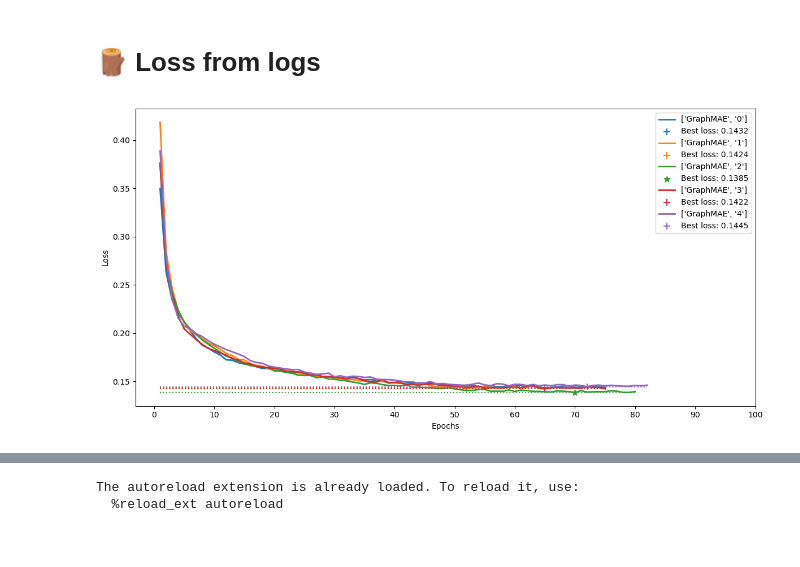
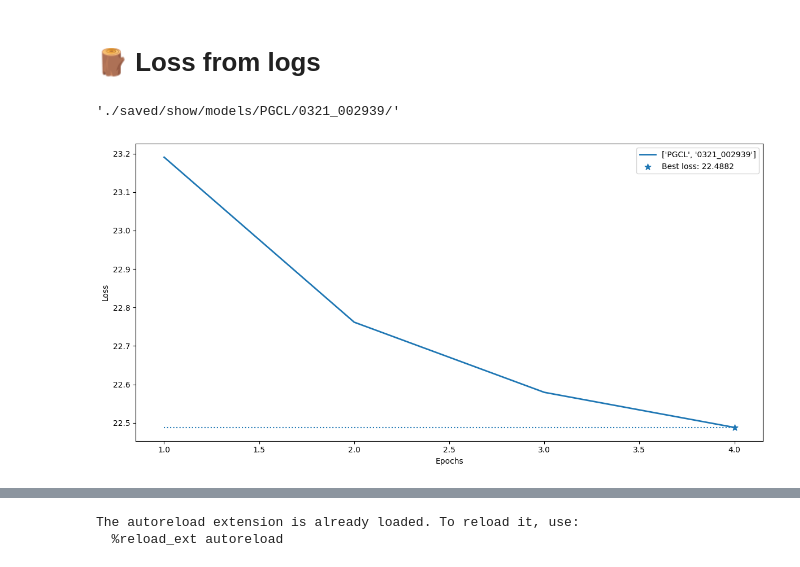
Before and after one commit to noe-d/GRbNSR, a Jupyter notebook: DL_module/showcase_pretrained.ipynb, the cells around one changed output, grey strips where cells are left out. Drawn from its saved outputs; the diff is of its cells as text; code cells hidden in the pictures.

```diff
--- a/DL_module/showcase_pretrained.ipynb
+++ b/DL_module/showcase_pretrained.ipynb
@@ -459,24 +184,12 @@ Computing embeddings ....
 # %%
 import matplotlib.pyplot as plt
 import numpy as np
+# %%
+PATH_TO_MODEL
+# %% [output]
+'./saved/show/models/PGCL/0321_002939/'
 # %%
-PATH_TO_TRAIN_LOG_GrMAE_GCN = "./saved/best_models/GraphMAE_GCNversion/info.log"
-PATH_TO_TRAIN_LOG_GrMAE_GIN = "./saved/log/GraphMAE_default/0127_145712/info.log"
-PATH_TO_TRAIN_LOG_GrMAE_GIN64 = "./saved/log/GraphMAE_default/0222_100751/info.log"
-PATH_TO_TRAIN_LOG_GrMAE_GCN64 = "./saved/log/GraphMAE_GCNversion/0206_120832/info.log"
-PATH_TO_TRAIN_LOG_GrMAE_GCN64bis = "./saved/log/GraphMAE_GCNversion/0206_160014/info.log"
-
-PATH_TO_TRAIN_LOG_GrMAE_REPOR = "saved/repro/log/GraphMAE/{}/info.log"
-PATH_TO_TRAIN_LOG_PGCL_REPOR = "saved/repro/log/PGCL/{}/info.log"
-
-#PATH_TO_TRAIN_LOG_GCCvGCN = "./saved/log/GCC_default/0207_142045/info.log"
-PATH_TO_TRAIN_LOG_GCCvGCN = "./saved/log/GCC_default/0221_112931/info.log"
-
-#PATH_TO_TRAIN_LOG_PGCL = "./saved/log/PGCL_default/0227_102126/info.log"
-#PATH_TO_TRAIN_LOG_PGCL = "./saved/log/PGCL_default/0228_103515/info.log"
-PATH_TO_TRAIN_LOG_PGCL = "./saved/log/PGCL_default/0228_181421/info.log"
-
-PATH_TO_TRAIN_LOG = PATH_TO_TRAIN_LOG_GrMAE_REPOR
+PATH_TO_TRAIN_LOG = './saved/show/log/PGCL/0321_002939/info.log'
 # %%
 def get_epochs_key(paths_to_logs:list,
                    key:str = "loss",
@@ -601,14 +314,7 @@ logs_files = [
 ]
 
 #main_path = PATH_TO_TRAIN_LOG_PGCL_REPOR#
-main_path = PATH_TO_TRAIN_LOG_GrMAE_REPOR
-max_i = 5
 
-logs_files = [str(
-    main_path.format(i)
-)
-              for i in range(max_i)
-             ]
 
 epochs_vals, loss_vals = get_epochs_key(
     paths_to_logs = logs_files,
@@ -623,35 +329,35 @@ for i, (e, l, f) in enumerate(zip(epochs_vals, loss_vals, logs_files)):
               , loss=l
               , label=f.split("/")[-3:-1]
               , plot_from=0
               , plot_to=0#len(epochs_vals[1])+1
               , overall_best = (i==np.argmin([np.min(loss) for loss in loss_vals]))
              )
 #plt.semilogy()
-plt.xticks(np.linspace(0,100,11))
+#plt.xticks(np.linspace(0,100,11))
 plt.legend()
 
 plt.tight_layout()
 plt.savefig("illustrations/loss_plot_graphmae.png")
 plt.show()
 
 if False:
     w = (1-0.2)/len(logs_files)
 
     for i, (e, l, f) in enumerate(zip(epochs_vals, loss_vals, logs_files)):
         plot_dist_best(#plot_change(
             epochs=np.array(e)+i*w
             , loss=l
             , label=f
             , plot_from=1
             , plot_to=len(epochs_vals[-1])+1
             , width=w
         )
 
     #plt.semilogy()
     plt.legend()
     plt.show()
 # %% [output]
-[figure, old version]
+[figure, new version]
 # %%
 def get_sec(time_str):
     """Get seconds from time."""
```
Also changed, not shown: parts of 31 cells of this notebook, 8 other files.
